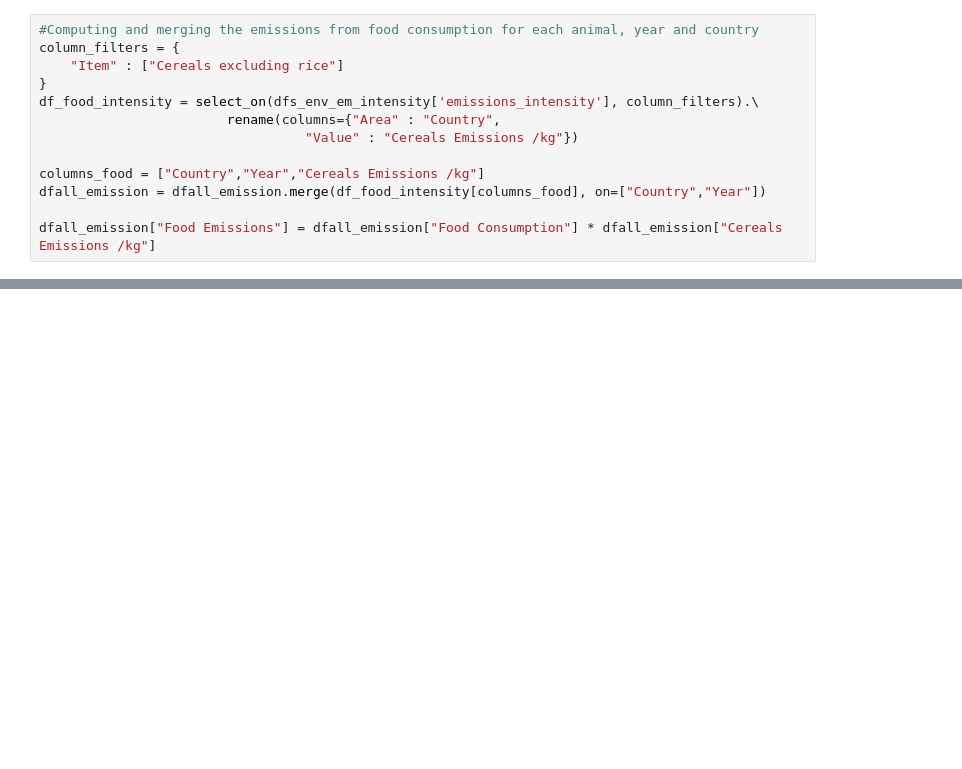
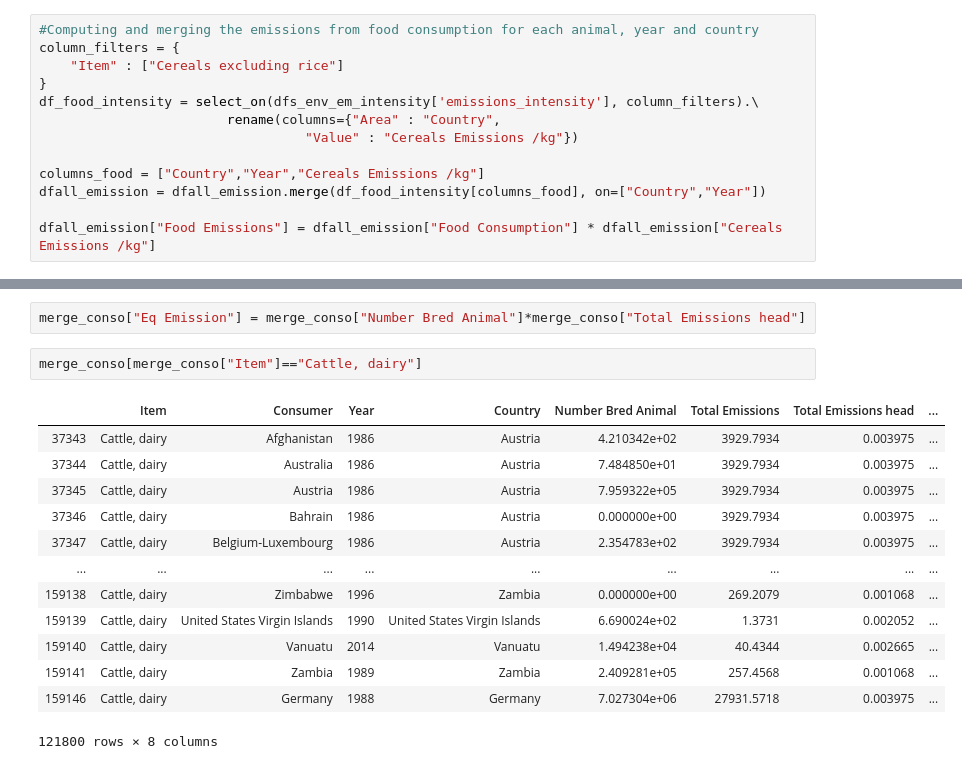
Before and after one commit to OthmanSefraoui/Data_story, a Jupyter notebook: milestone_2.ipynb, the cells around one changed output, grey strips where cells are left out. Cells and saved outputs as stored; diff of their text form; blank space fills up the shorter version.

```diff
--- a/milestone_2.ipynb
+++ b/milestone_2.ipynb
@@ -2891,0 +2905,18 @@ dfall_emission
+# %%
+merge_conso["Eq Emission"] = merge_conso["Number Bred Animal"]*merge_conso["Total Emissions head"]
+# %%
+merge_conso[merge_conso["Item"]=="Cattle, dairy"]
+# %% [output]
+|  | Item | Consumer | Year | Country | Number Bred Animal | Total Emissions | Total Emissions head | ... |
+| 37343 | Cattle, dairy | Afghanistan | 1986 | Austria | 4.210342e+02 | 3929.7934 | 0.003975 | ... |
+| 37344 | Cattle, dairy | Australia | 1986 | Austria | 7.484850e+01 | 3929.7934 | 0.003975 | ... |
+| 37345 | Cattle, dairy | Austria | 1986 | Austria | 7.959322e+05 | 3929.7934 | 0.003975 | ... |
+| 37346 | Cattle, dairy | Bahrain | 1986 | Austria | 0.000000e+00 | 3929.7934 | 0.003975 | ... |
+| 37347 | Cattle, dairy | Belgium-Luxembourg | 1986 | Austria | 2.354783e+02 | 3929.7934 | 0.003975 | ... |
+| ... | ... | ... | ... | ... | ... | ... | ... | ... |
+| 159138 | Cattle, dairy | Zimbabwe | 1996 | Zambia | 0.000000e+00 | 269.2079 | 0.001068 | ... |
+| 159139 | Cattle, dairy | United States Virgin Islands | 1990 | United States Virgin Islands | 6.690024e+02 | 1.3731 | 0.002052 | ... |
+| 159140 | Cattle, dairy | Vanuatu | 2014 | Vanuatu | 1.494238e+04 | 40.4344 | 0.002665 | ... |
+| 159141 | Cattle, dairy | Zambia | 1989 | Zambia | 2.409281e+05 | 257.4568 | 0.001068 | ... |
+| 159146 | Cattle, dairy | Germany | 1988 | Germany | 7.027304e+06 | 27931.5718 | 0.003975 | ... |
+121800 rows × 8 columns
```
Also changed, not shown: parts of 22 cells of this notebook, 10 other files.
